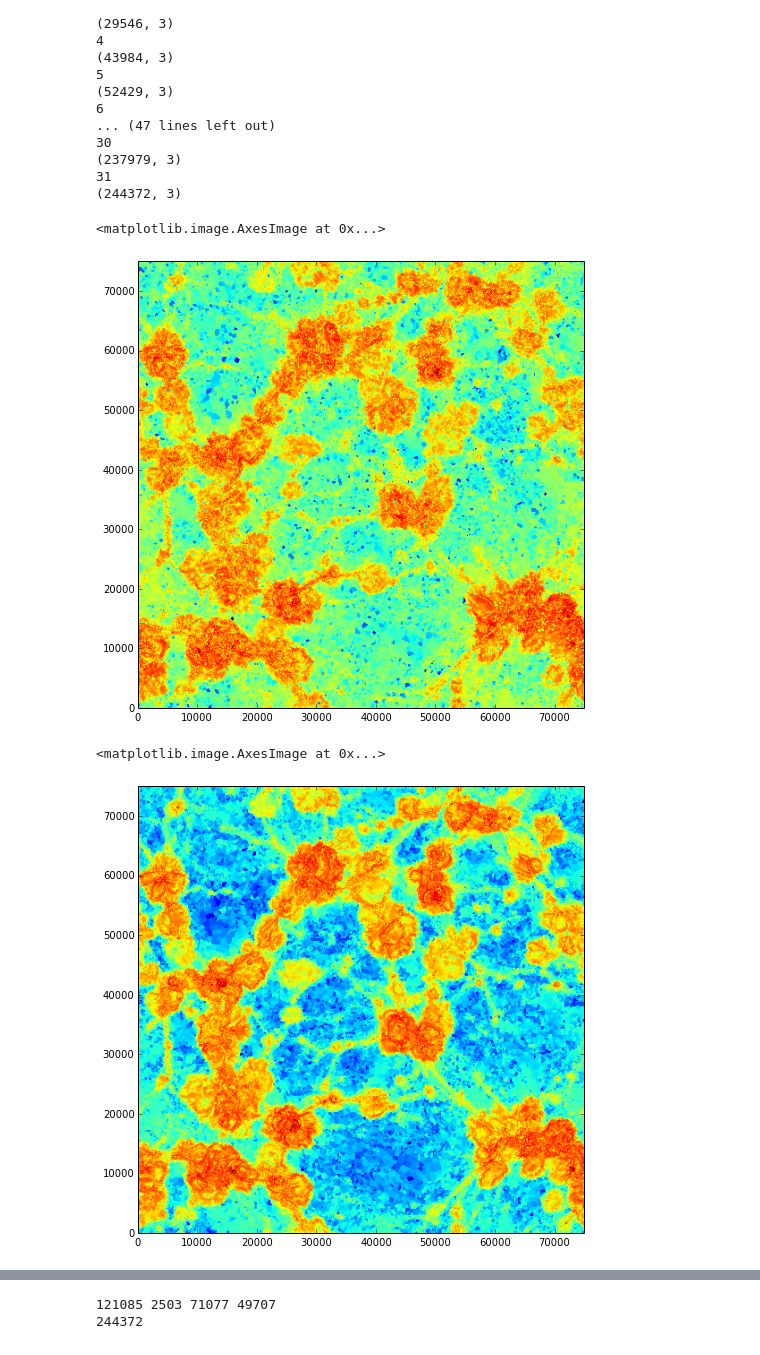
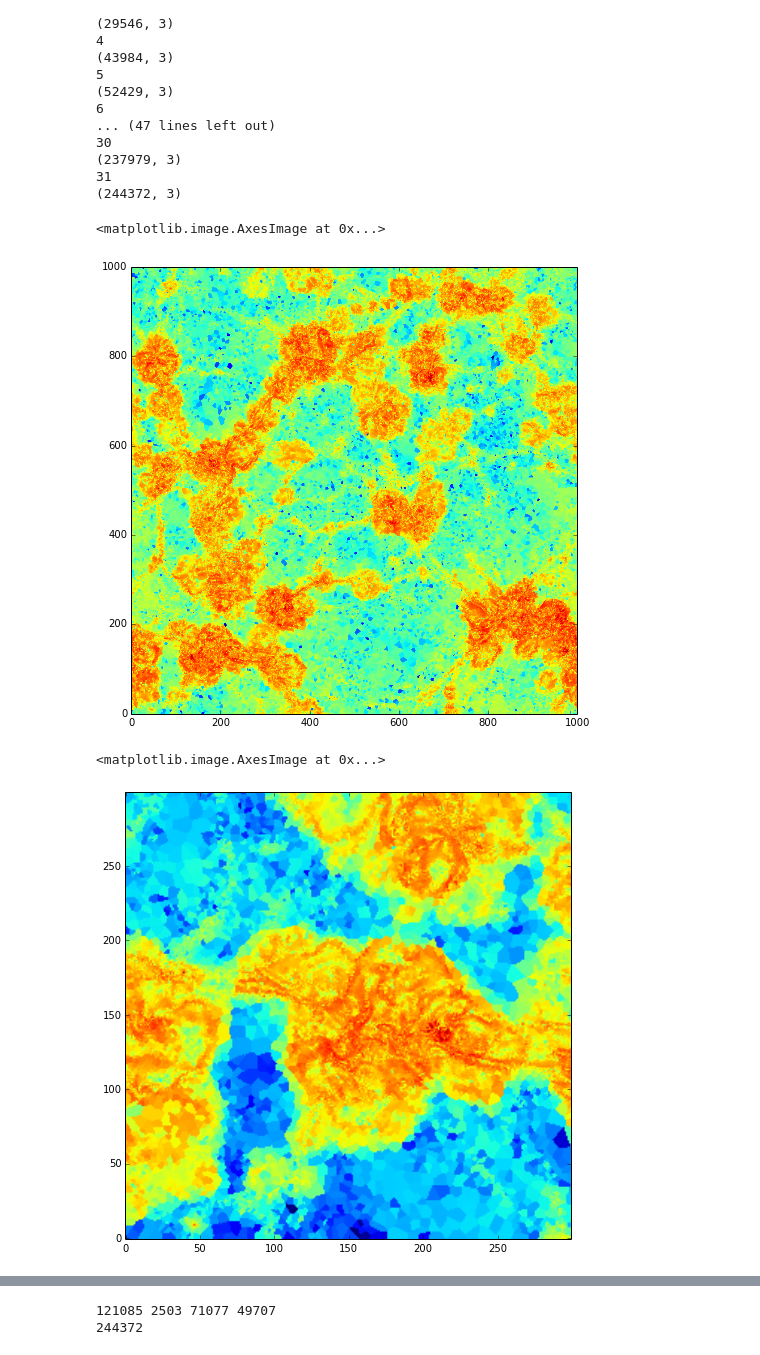
Before and after one commit to forero/ArepoWeb, a Jupyter notebook: src/PlotsCosmicWeb.ipynb, the cells around one changed output, grey strips where cells are left out. Cells and saved outputs as stored; diff of their text form; code cells hidden in the pictures.

```diff
--- a/src/PlotsCosmicWeb.ipynb
+++ b/src/PlotsCosmicWeb.ipynb
@@ -149,24 +149,24 @@ def interpolate_grid(pos, to_interpolate):
     max_y = amax(points[:,0])
     min_x = amin(points[:,1])
     max_x = amax(points[:,1])
-    grid_x, grid_y = mgrid[min_x:max_x:500j, min_y:max_y:500j]
+    grid_x, grid_y = mgrid[min_x:max_x:1000j, min_y:max_y:1000j]
     grid_d = griddata(points, to_interpolate, (grid_x, grid_y), method='nearest')
     return grid_d
 # %%
 grid_helicity = interpolate_grid(pos_gas, log10(abs(helicity_gas[:,0])))
 # %%
-imshow((grid_d.T), extent=(min_x,max_x,min_y,max_y), aspect='equal',origin='lower')
+imshow((grid_helicity.T), aspect='equal',origin='lower')
 # %% [output]
 <matplotlib.image.AxesImage at 0x...>
-[figure, old version]
+[figure, new version]
 # %%
 in_grid = log10(sqrt(vorticity_gas[:,0]**2 + vorticity_gas[:,1]**2 + vorticity_gas[:,2]**2))
 grid_vorticity = interpolate_grid(pos_gas, in_grid)
 # %%
-imshow((grid_vorticity.T), extent=(min_x,max_x,min_y,max_y), aspect='equal',origin='lower')
+imshow((grid_vorticity[:300,:300].T), aspect='equal',origin='lower')
 # %% [output]
 <matplotlib.image.AxesImage at 0x...>
-[figure, old version]
+[figure, new version]
 # %%
 in_grid = log10(rho_gas)
 grid_density = interpolate_grid(pos_gas, in_grid)
```
Also changed, not shown: parts of 18 cells of this notebook.
